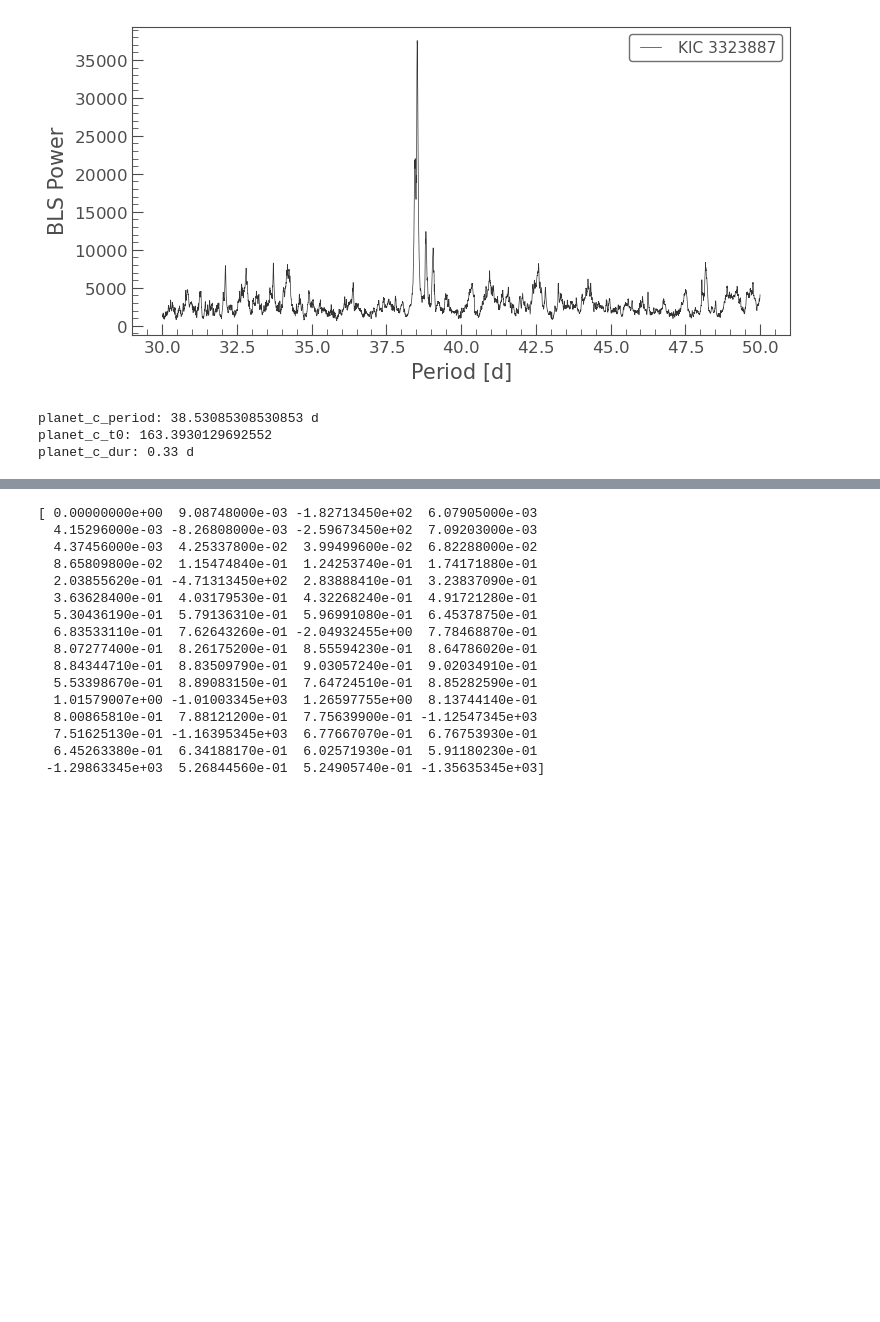
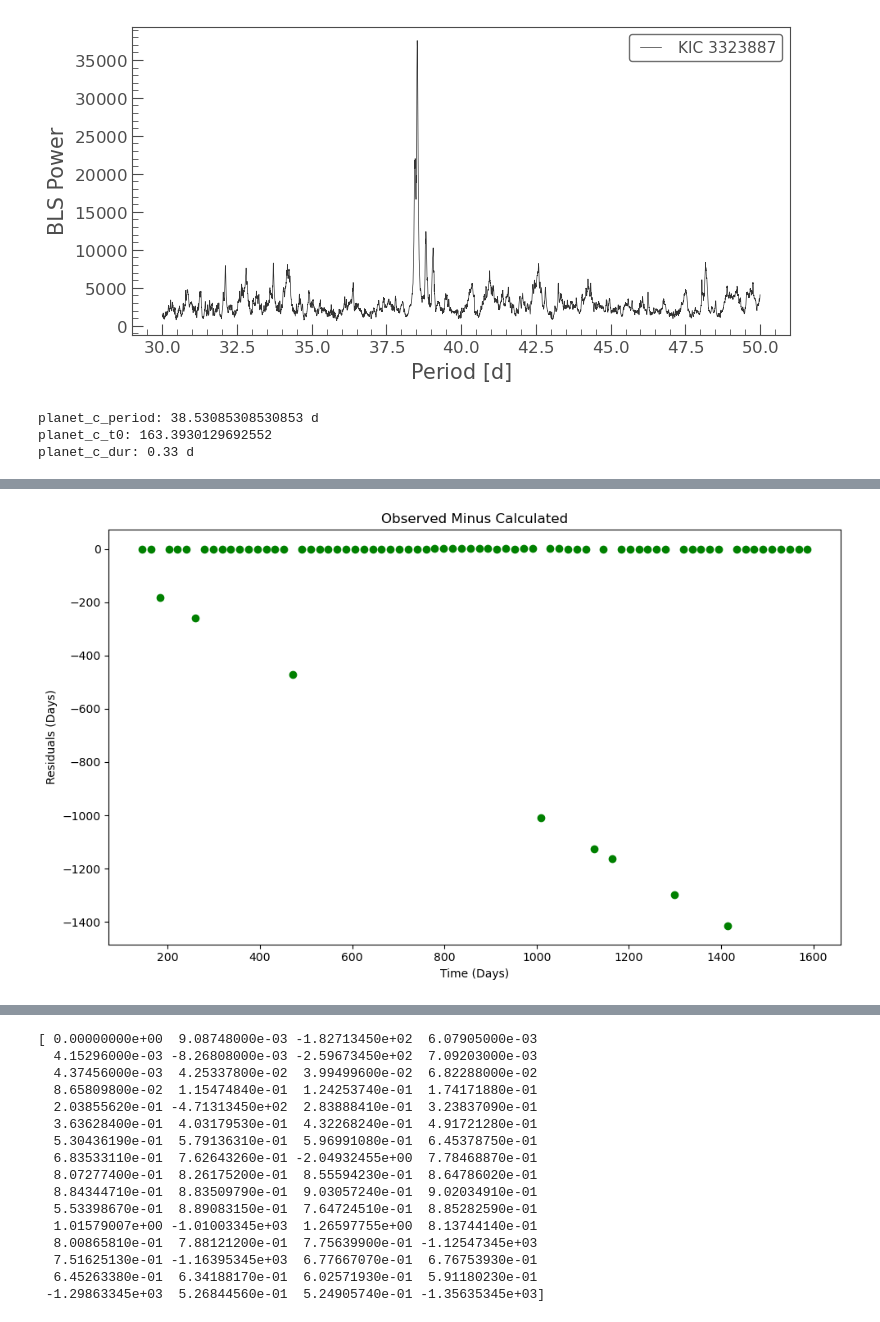
Before and after one commit to td522285/PHYS2116_github, a Jupyter notebook: PHYS2126_Computational_Assessment.ipynb, the cells around one changed output, grey strips where cells are left out. Saved outputs shown, nothing was run; the diff lists cells and outputs as text; code cells hidden in the pictures; blank space fills up the shorter version.

```diff
--- a/PHYS2126_Computational_Assessment.ipynb
+++ b/PHYS2126_Computational_Assessment.ipynb
@@ -320,0 +326,94 @@ t_transit_obs: [ 144.23345025  163.48253773    0.          201.9595293   221.197
+# %%
+## NEW VALUES FOR 76 POINT MODEL
+idx_transit_obs = np.array([
+    618.5, 1552.5, 0., 3079.5, 4010., 4874., 0., 6601., 7450.5,
+    8387., 9219., 10012.5, 10946., 11837., 12574., 13510.5, 14382., 0.,
+    16188., 17090.5, 18025., 18895.5, 19789.5, 20728., 21618.5, 22555.5, 23448.,
+    24345., 25281.5, 26174., 26946., 27250., 28184., 28987.5, 29915.5, 30550.5,
+    31482., 32382.5, 33287., 34176.5, 35050., 35995., 36882.5, 37781., 38721.,
+    0., 40544.5, 41412., 42302., 43110., 43980., 0., 45655., 0.,
+    47218.5, 48139., 49031., 49958., 50844., 51692., 0., 53232., 54124.5,
+    55057., 55884.5, 56815., 0., 58432.5, 59320.5, 60208.5, 60589., 61510.5,
+    62387., 63316., 64181.5, 64861.5
+])
+
+t_transit_obs = np.array([
+    144.23345025, 163.48253773, 0., 201.9595293, 221.19760321,
+    240.42518217, 0., 278.92054228, 298.15782481, 317.43598403,
+    336.67340021, 355.94167905, 375.20003123, 394.46892509, 413.71770399,
+    433.00762213, 452.27730587, 0., 490.83733866, 510.11728734,
+    529.39707865, 548.67662978, 567.94571849, 587.24517153, 606.52388644,
+    625.81258656, 645.07044133, 664.358829, 683.63698336, 702.95609351,
+    719.3841257, 741.45191912, 760.72072765, 779.97962545, 799.24904448,
+    818.49823627, 837.75779496, 856.99696004, 876.25650749, 895.49548516,
+    914.38684892, 933.9625334, 953.07817476, 972.43873284, 991.80924032,
+    0., 1030.5394278, 1049.32719439, 1068.55431606, 1087.78157145,
+    1107.00909015, 0., 1145.46507538, 0., 1183.87111732,
+    1203.11020418, 1222.31871363, 1241.54763842, 1260.75602218, 1279.98463048,
+    0., 1318.40029481, 1337.63835599, 1356.87614263, 1376.0727972,
+    1395.29995833, 0., 1433.77454004, 1452.96088413, 1472.18829041,
+    1491.40578109, 1510.63381462, 1529.882597, 1549.11121636, 1568.3093561,
+    1587.52805759
+])
+
+t_transit_the = np.array([
+    144.23345025, 163.47345025, 182.71345025, 201.95345025, 221.19345025,
+    240.43345025, 259.67345025, 278.91345025, 298.15345025, 317.39345025,
+    336.63345025, 355.87345025, 375.11345025, 394.35345025, 413.59345025,
+    432.83345025, 452.07345025, 471.31345025, 490.55345025, 509.79345025,
+    529.03345025, 548.27345025, 567.51345025, 586.75345025, 605.99345025,
+    625.23345025, 644.47345025, 663.71345025, 682.95345025, 702.19345025,
+    721.43345025, 740.67345025, 759.91345025, 779.15345025, 798.39345025,
+    817.63345025, 836.87345025, 856.11345025, 875.35345025, 894.59345025,
+    913.83345025, 933.07345025, 952.31345025, 971.55345025, 990.79345025,
+    1010.03345025, 1029.27345025, 1048.51345025, 1067.75345025, 1086.99345025,
+    1106.23345025, 1125.47345025, 1144.71345025, 1163.95345025, 1183.19345025,
+    1202.43345025, 1221.67345025, 1240.91345025, 1260.15345025, 1279.39345025,
+    1298.63345025, 1317.87345025, 1337.11345025, 1356.35345025, 1375.59345025,
+    1394.83345025, 1414.07345025, 1433.31345025, 1452.55345025, 1471.79345025,
+    1491.03345025, 1510.27345025, 1529.51345025, 1548.75345025, 1567.99345025,
+    1587.23345025
+])
+
+idx_transit_dur_obs = np.array([
+    7., 9., 0., 9., 8., 8., 0., 8., 7., 6., 4., 7., 8., 8., 6., 5., 8., 0.,
+    8., 9., 6., 7., 7., 8., 7., 7., 6., 8., 7., 2., 6., 8., 6., 7., 7., 9.,
+    6., 7., 8., 7., 42., 6., 21., 6., 22., 0., 45., 8., 8., 8., 8., 0., 2., 0.,
+    7., 8., 8., 8., 8., 8., 0., 6., 7., 6., 7., 8., 0., 3., 7., 7., 8., 7.,
+    6., 2., 7., 5.
+])
+
+t_transit_dur_obs = np.array([
+    0.14304069, 0.18390757, 0., 0.18390219, 0.16346615, 0.1634641,
+    0., 0.16346089, 0.14302815, 0.12259589, 0.10216405, 0.14303173,
+    0.16346759, 0.16347027, 0.12260461, 0.12260614, 0.16347628, 0.,
+    0.16347651, 0.18390982, 0.12260532, 0.14303761, 0.14303564, 0.16346695,
+    0.14303138, 0.14302978, 0.12259613, 0.16346066, 0.14302844, 0.04086554,
+    0.12259788, 0.16346673, 0.12260213, 0.14303822, 0.14304005, 0.18391036,
+    0.12260747, 0.1430421, 0.16347586, 0.14303992, 0.8582301, 0.12260254,
+    0.42910272, 0.12259893, 0.44952379, 0., 1.00119729, 0.16346076,
+    0.16346177, 0.16346342, 0.16346582, 0., 0.04086772, 0.,
+    0.14304109, 0.16347655, 0.16347668, 0.16347613, 0.1634749, 0.1634731,
+    0., 0.12260148, 0.14303273, 0.12259802, 0.14302935, 0.1838936,
+    0., 0.06129796, 0.14302975, 0.14303186, 0.16346761, 0.16347037,
+    0.12260461, 0.04086881, 0.14304174, 0.12260761
+])
+
+print(np.size(idx_transit_obs));
+print(np.size(t_transit_obs));
+print(np.size(t_transit_the));
+print(np.size(idx_transit_dur_obs));
+print(np.size(t_transit_dur_obs));
+
+omc = t_transit_obs - t_transit_the
+print(omc)
+
+plt.figure(figsize = (10, 6))
+plt.scatter(t_transit_the, omc, color = 'green');
+plt.xlabel('Time (Days)')
+plt.ylabel('Residuals (Days)')
+plt.title('Observed Minus Calculated');
+
+plt.tight_layout()
+plt.show()
+# %% [output]
@@ -320,0 +437 @@ t_transit_obs: [ 144.23345025  163.48253773    0.          201.9595293   221.197
+[figure, added]
```
Also changed, not shown: parts of 16 cells of this notebook.
